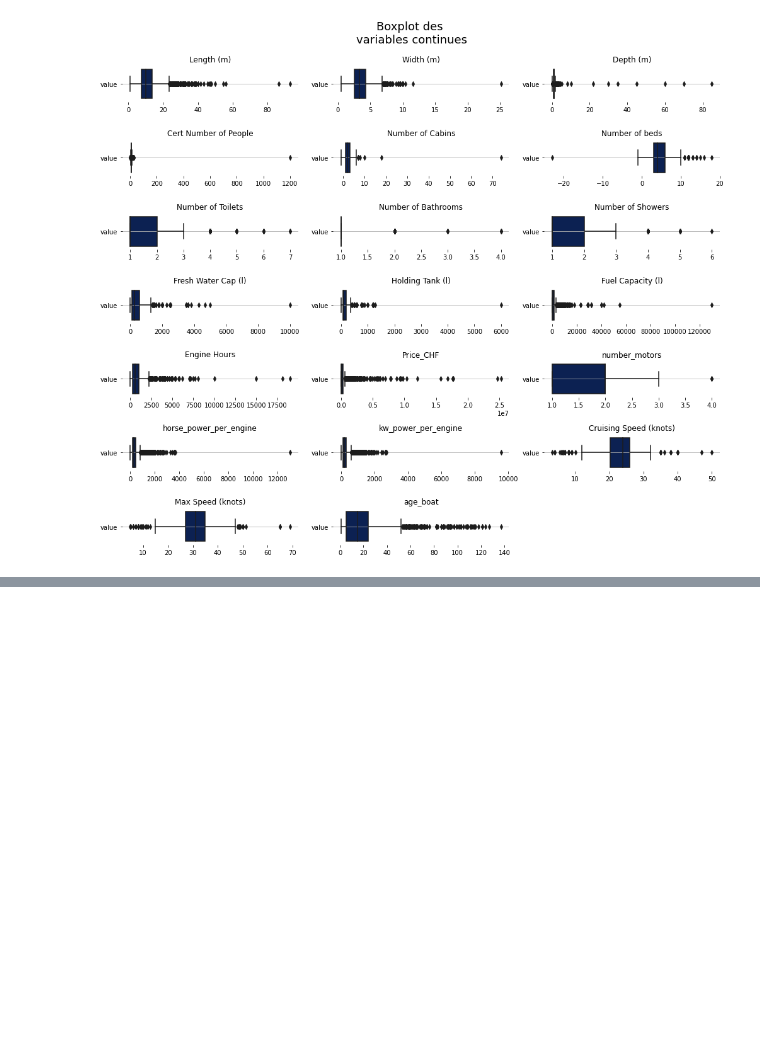
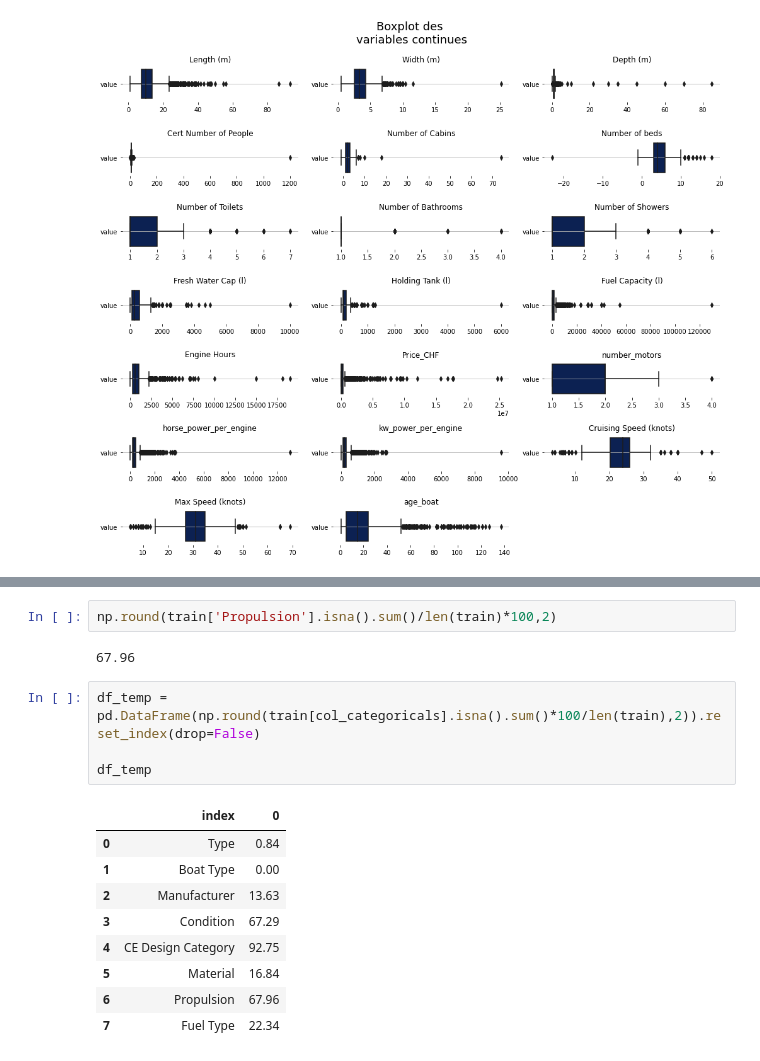
Before and after one commit to kristy25/AcademyPublic, a Jupyter notebook: Untitled1.ipynb, the cells around one changed output, grey strips where cells are left out. Cells and saved outputs as stored; diff of their text form; blank space fills up the shorter version.

```diff
--- a/Untitled1.ipynb
+++ b/Untitled1.ipynb
@@ -2477,0 +2579,18 @@ for n, variable in enumerate(col_numericals):
+# %%
+np.round(train['Propulsion'].isna().sum()/len(train)*100,2)
+# %% [output]
+67.96
+# %%
+df_temp = pd.DataFrame(np.round(train[col_categoricals].isna().sum()*100/len(train),2)).reset_index(drop=False)
+
+df_temp
+# %% [output]
+|  | index | 0 |
+| 0 | Type | 0.84 |
+| 1 | Boat Type | 0.00 |
+| 2 | Manufacturer | 13.63 |
+| 3 | Condition | 67.29 |
+| 4 | CE Design Category | 92.75 |
+| 5 | Material | 16.84 |
+| 6 | Propulsion | 67.96 |
+| 7 | Fuel Type | 22.34 |
```
Also changed, not shown: parts of 17 cells of this notebook.
